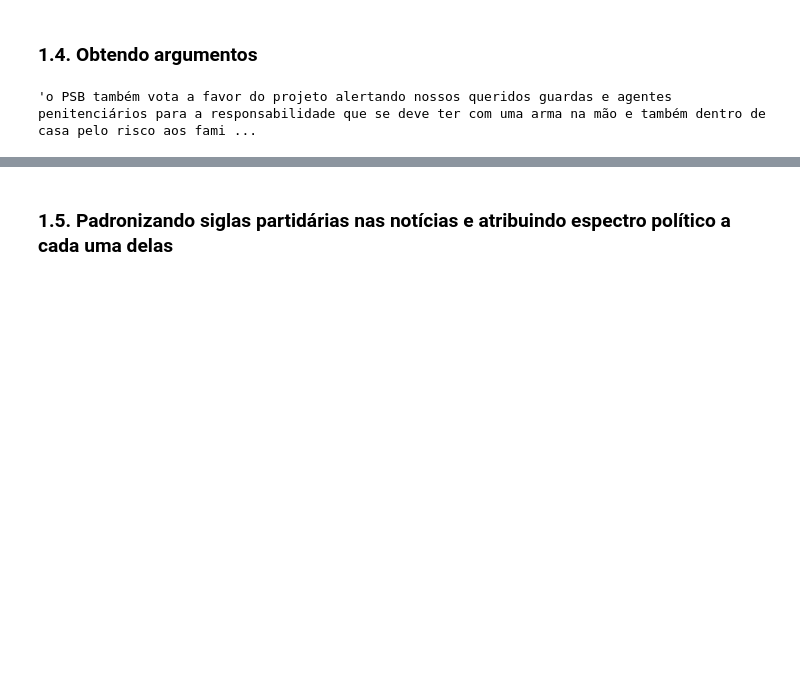
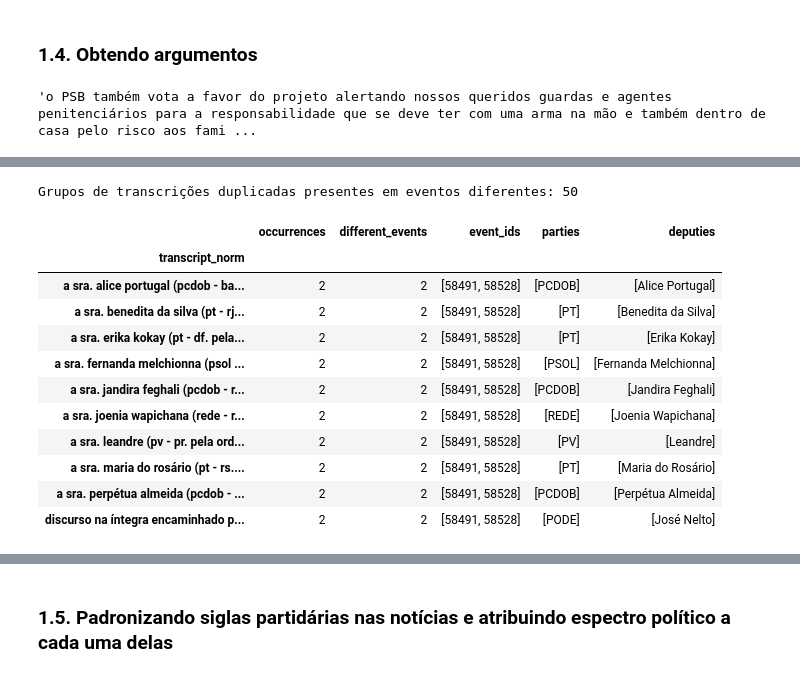
Before and after one commit to JPedroRodrigues/political-guidance-through-discourse, a Jupyter notebook: political-guidance-through-discourse.ipynb, the cells around one changed output, grey strips where cells are left out. Cells and saved outputs as stored; diff of their text form; code cells hidden in the pictures; blank space fills up the shorter version.

Commit message:
analysis: improve EDA and harden model validation

```diff
--- a/political-guidance-through-discourse.ipynb
+++ b/political-guidance-through-discourse.ipynb
@@ -155,0 +235,41 @@ discourse_df["argument"][0]
+# %%
+duplicate_event_analysis = (
+    audit_df.loc[duplicated_transcript]
+    .groupby("transcript_norm")
+    .agg(
+        occurrences=("id", "size"),
+        different_events=("event_id", "nunique"),
+        event_ids=("event_id", lambda x: list(pd.unique(x))),
+        parties=("party", lambda x: list(pd.unique(x))),
+        deputies=("deputy_name", lambda x: list(pd.unique(x))),
+    )
+    .sort_values(
+        ["different_events", "occurrences"],
+        ascending=False
+    )
+)
+
+cross_event_duplicates = duplicate_event_analysis[
+    duplicate_event_analysis["different_events"] > 1
+]
+
+print(
+    "Grupos de transcrições duplicadas presentes "
+    f"em eventos diferentes: {len(cross_event_duplicates)}"
+)
+
+cross_event_duplicates.head(10)
+# %% [output]
+Grupos de transcrições duplicadas presentes em eventos diferentes: 50
+|  | occurrences | different_events | event_ids | parties | deputies |
+| transcript_norm |  |  |  |  |  |
+| a sra. alice portugal (pcdob - ba... | 2 | 2 | [58491, 58528] | [PCDOB] | [Alice Portugal] |
+| a sra. benedita da silva (pt - rj... | 2 | 2 | [58491, 58528] | [PT] | [Benedita da Silva] |
+| a sra. erika kokay (pt - df. pela... | 2 | 2 | [58491, 58528] | [PT] | [Erika Kokay] |
+| a sra. fernanda melchionna (psol ... | 2 | 2 | [58491, 58528] | [PSOL] | [Fernanda Melchionna] |
+| a sra. jandira feghali (pcdob - r... | 2 | 2 | [58491, 58528] | [PCDOB] | [Jandira Feghali] |
+| a sra. joenia wapichana (rede - r... | 2 | 2 | [58491, 58528] | [REDE] | [Joenia Wapichana] |
+| a sra. leandre (pv - pr. pela ord... | 2 | 2 | [58491, 58528] | [PV] | [Leandre] |
+| a sra. maria do rosário (pt - rs.... | 2 | 2 | [58491, 58528] | [PT] | [Maria do Rosário] |
+| a sra. perpétua almeida (pcdob - ... | 2 | 2 | [58491, 58528] | [PCDOB] | [Perpétua Almeida] |
+| discurso na íntegra encaminhado p... | 2 | 2 | [58491, 58528] | [PODE] | [José Nelto] |
```
Also changed, not shown: parts of 46 cells of this notebook, 1 other file.
